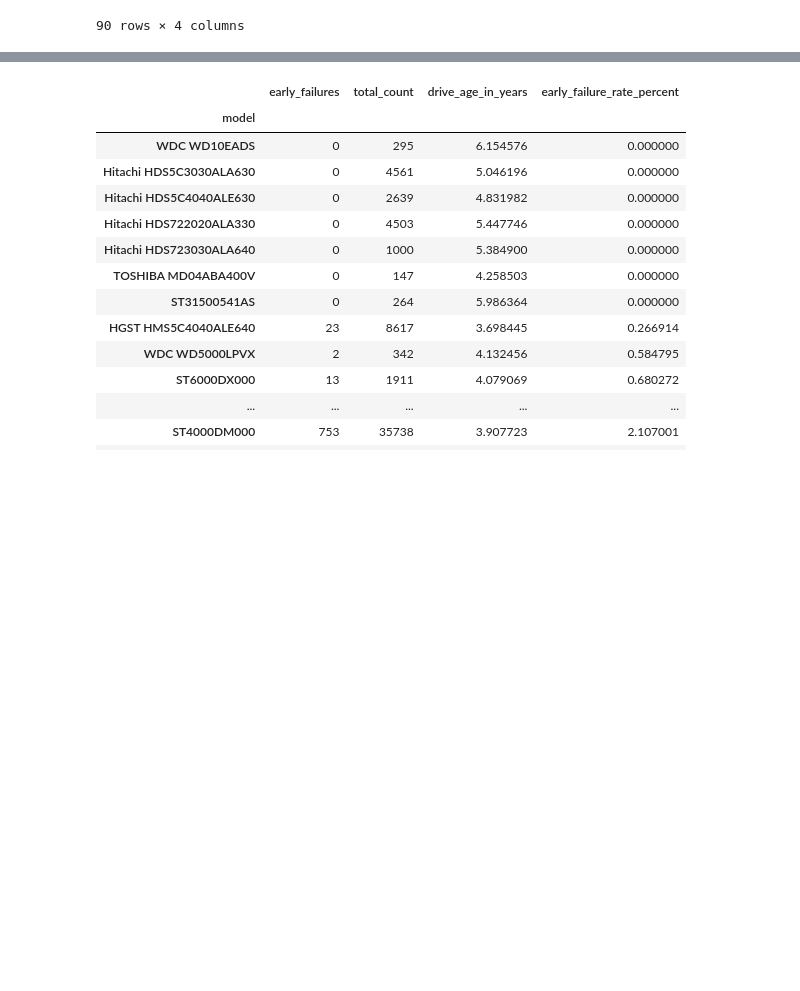
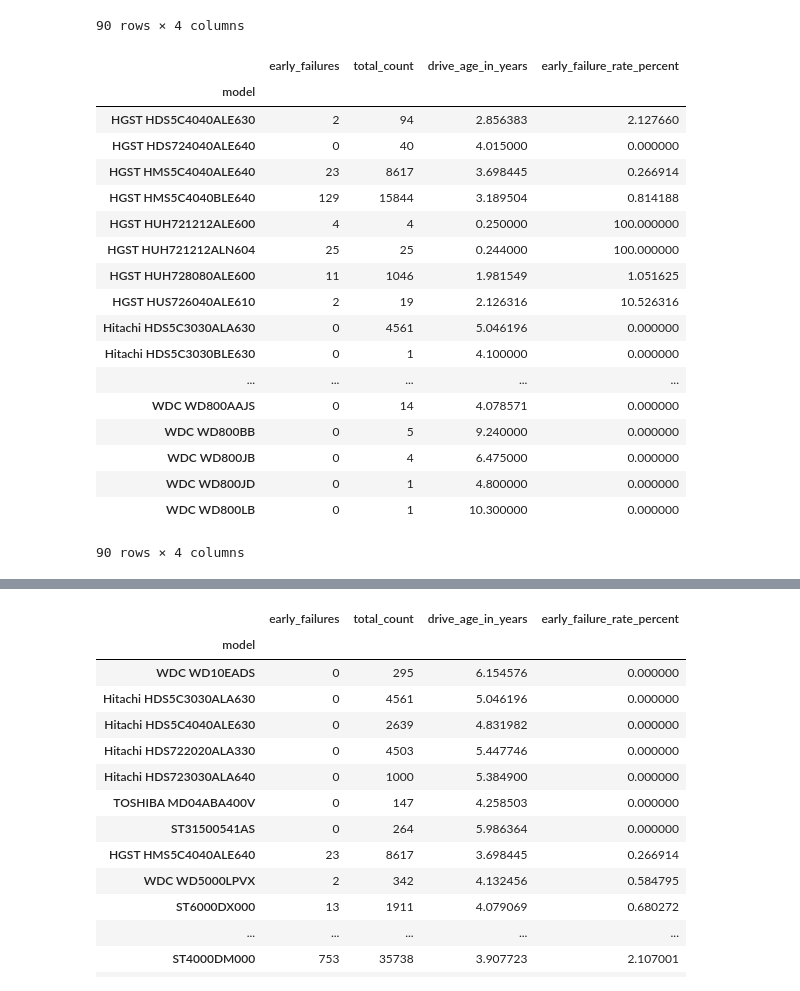
Before and after one commit to just-keep-spinning/hard-drive-project, a Jupyter notebook: david_capstone_folder/david_test.ipynb, the cells around one changed output, grey strips where cells are left out. Cells and saved outputs as stored; diff of their text form; code cells hidden in the pictures; blank space fills up the shorter version.

```diff
--- a/david_capstone_folder/david_test.ipynb
+++ b/david_capstone_folder/david_test.ipynb
@@ -254,3 +257,25 @@ agg_model.sort_values(by=['total_count'], ascending = False)
 | TOSHIBA HDWF180 | 1 | 1 | 1.300000 | 100.000000 |
 | WDC WD800LB | 0 | 1 | 10.300000 | 0.000000 |
 90 rows × 4 columns
+# %%
+agg_model
+# %% [output]
+|  | early_failures | total_count | drive_age_in_years | early_failure_rate_percent |
+| model |  |  |  |  |
+| HGST HDS5C4040ALE630 | 2 | 94 | 2.856383 | 2.127660 |
+| HGST HDS724040ALE640 | 0 | 40 | 4.015000 | 0.000000 |
+| HGST HMS5C4040ALE640 | 23 | 8617 | 3.698445 | 0.266914 |
+| HGST HMS5C4040BLE640 | 129 | 15844 | 3.189504 | 0.814188 |
+| HGST HUH721212ALE600 | 4 | 4 | 0.250000 | 100.000000 |
+| HGST HUH721212ALN604 | 25 | 25 | 0.244000 | 100.000000 |
+| HGST HUH728080ALE600 | 11 | 1046 | 1.981549 | 1.051625 |
+| HGST HUS726040ALE610 | 2 | 19 | 2.126316 | 10.526316 |
+| Hitachi HDS5C3030ALA630 | 0 | 4561 | 5.046196 | 0.000000 |
+| Hitachi HDS5C3030BLE630 | 0 | 1 | 4.100000 | 0.000000 |
+| ... | ... | ... | ... | ... |
+| WDC WD800AAJS | 0 | 14 | 4.078571 | 0.000000 |
+| WDC WD800BB | 0 | 5 | 9.240000 | 0.000000 |
+| WDC WD800JB | 0 | 4 | 6.475000 | 0.000000 |
+| WDC WD800JD | 0 | 1 | 4.800000 | 0.000000 |
+| WDC WD800LB | 0 | 1 | 10.300000 | 0.000000 |
+90 rows × 4 columns
```
Also changed, not shown: parts of 19 cells of this notebook, 5 other files.
